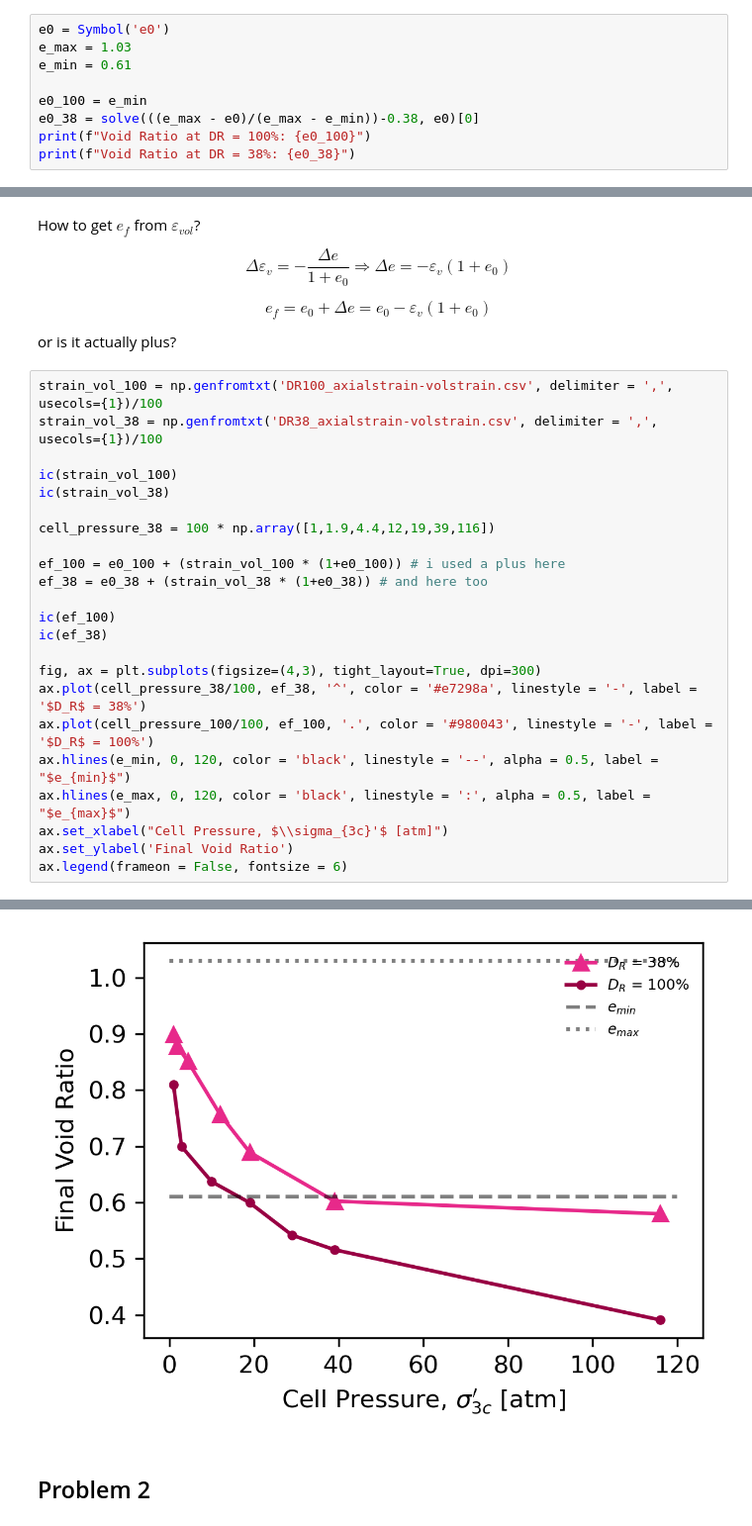
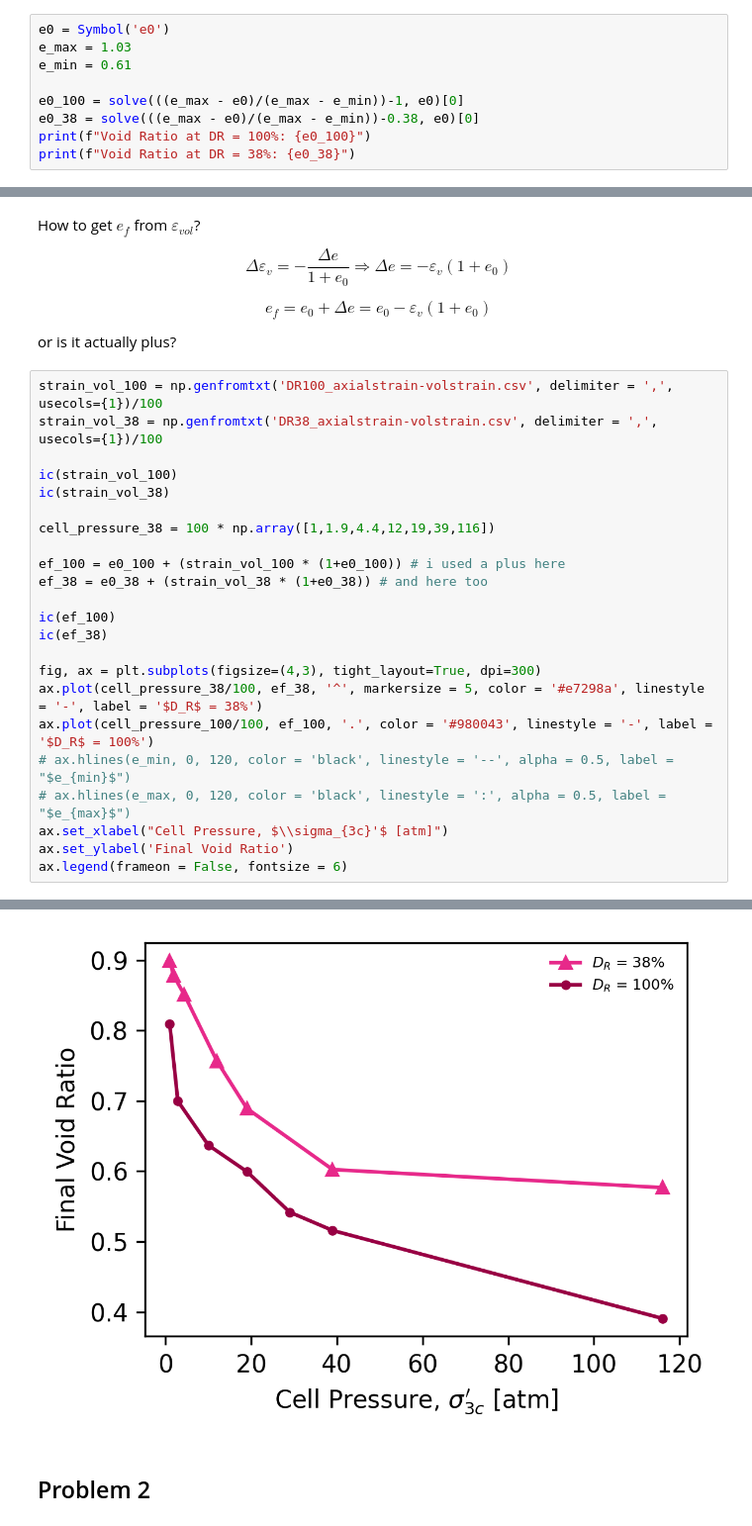
Before and after one commit to bKeungAuyeung/CE543-HW5, a Jupyter notebook: bAuyeung_HW5-code_CE543.ipynb, the cells around one changed output, grey strips where cells are left out. Shown at 99% size. Cells and saved outputs as stored; diff of their text form.

```diff
--- a/bAuyeung_HW5-code_CE543.ipynb
+++ b/bAuyeung_HW5-code_CE543.ipynb
@@ -109,7 +109,7 @@ e0 = Symbol('e0')
 e_max = 1.03
 e_min = 0.61
 
-e0_100 = e_min
+e0_100 = solve(((e_max - e0)/(e_max - e_min))-1, e0)[0]
 e0_38 = solve(((e_max - e0)/(e_max - e_min))-0.38, e0)[0]
 print(f"Void Ratio at DR = 100%: {e0_100}")
 print(f"Void Ratio at DR = 38%: {e0_38}")
@@ -140,10 +140,10 @@ ic(ef_100)
 ic(ef_38)
 
 fig, ax = plt.subplots(figsize=(4,3), tight_layout=True, dpi=300)
-ax.plot(cell_pressure_38/100, ef_38, '^', color = '#e7298a', linestyle = '-', label = '$D_R$ = 38%')
+ax.plot(cell_pressure_38/100, ef_38, '^', markersize = 5, color = '#e7298a', linestyle = '-', label = '$D_R$ = 38%')
 ax.plot(cell_pressure_100/100, ef_100, '.', color = '#980043', linestyle = '-', label = '$D_R$ = 100%')
-ax.hlines(e_min, 0, 120, color = 'black', linestyle = '--', alpha = 0.5, label = "$e_{min}$")
-ax.hlines(e_max, 0, 120, color = 'black', linestyle = ':', alpha = 0.5, label = "$e_{max}$")
+# ax.hlines(e_min, 0, 120, color = 'black', linestyle = '--', alpha = 0.5, label = "$e_{min}$")
+# ax.hlines(e_max, 0, 120, color = 'black', linestyle = ':', alpha = 0.5, label = "$e_{max}$")
 ax.set_xlabel("Cell Pressure, $\\sigma_{3c}'$ [atm]")
 ax.set_ylabel('Final Void Ratio')
 ax.legend(frameon = False, fontsize = 6)
@@ -160,5 +161,5 @@ ic| ef_38: array([0.899048721447930, 0.877712282990977, 0.850810700186376,
 <matplotlib.legend.Legend at 0x...>
-[figure, old version]
+[figure, new version]
 # %% [markdown]
 ## Problem 2
 # %% [markdown]
```
Also changed, not shown: parts of 5 cells of this notebook, 1 other file.
